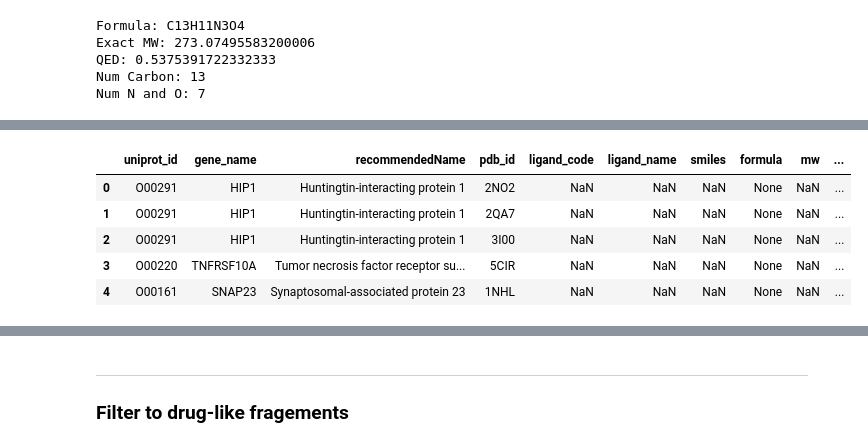
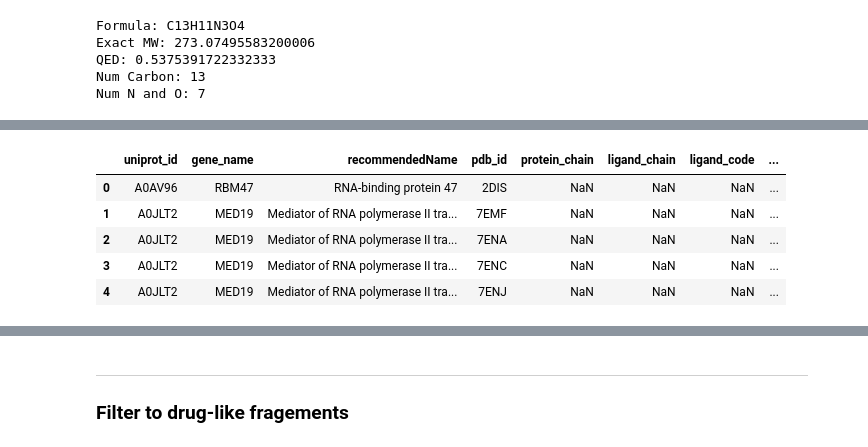
Before and after one commit to meng-yx/ligand_viewer, a Jupyter notebook: notebooks/query_by_uniprot.ipynb, the cells around one changed output, grey strips where cells are left out. Drawn from its saved outputs; the diff is of its cells as text; code cells hidden in the pictures.

```diff
--- a/notebooks/query_by_uniprot.ipynb
+++ b/notebooks/query_by_uniprot.ipynb
@@ -9,13 +9,25 @@ Input:
 import os
 import pandas as pd
 import numpy as np
+from pathlib import Path
 
 repo_root = !git rev-parse --show-toplevel
 repo_root = repo_root[0]
 os.chdir(repo_root)
 
-query_path = "data/merged_cancer_targets_260601.csv"
+data_dir = Path("data") / "human_reference_proteome"
+os.makedirs(data_dir, exist_ok=True)
+os.makedirs(data_dir / "input", exist_ok=True)
+os.makedirs(data_dir / "working", exist_ok=True)
 
-df_query = pd.read_csv(query_path)
+uniprot_cache_dir = Path("data/uniprot_api_cache/uniprotkb")
 
-df_query.head()
+ligand_properties_csv = data_dir / "working" / "ligand_properties.csv"
+
+# Hardcoded defaults for reruns and downstream notebook cells
+input_txt = data_dir / "input" / "human_reference_proteome_uniprot_ids.txt"
+raw_out_csv = data_dir / "human_reference_proteome_pdbs.csv"
+ligand_out_csv = data_dir / "human_reference_proteome_pdb_ligands.csv"
+frag_out_csv = data_dir / "human_reference_proteome_drug_like_fragments.csv"
+blacklist_txt = Path("blacklist.txt")
+slurm_script = Path("scripts/slurm/uniprot_to_pdb_ligand.sh")
@@ -51,0 +62,6 @@ slurm_script = Path("scripts/slurm/uniprot_to_pdb_ligand.sh")
+# %%
+# Write to input_txt file
+with open(input_txt, "w") as f:
+    for id in uniprot_ids:
+        f.write(id + "\n")
+print(f"Prepared {len(uniprot_ids)} unique UniProt IDs in {input_txt}")
@@ -82,12 +92,12 @@ Monitor logs: logs/uniprot_ligands-<jobid>.out
 import pandas as pd
 from pathlib import Path
 
-if not output_csv.exists():
+if not raw_out_csv.exists():
     raise FileNotFoundError(
-        f"{output_csv} not found yet. Wait for SLURM job completion, then rerun this cell."
+        f"{raw_out_csv} not found yet. Wait for SLURM job completion, then rerun this cell."
     )
 
-df_all = pd.read_csv(output_csv)
-print(f"Loaded {len(df_all)} rows from {output_csv}")
+df_all = pd.read_csv(raw_out_csv)
+print(f"Loaded {len(df_all)} rows from {raw_out_csv}")
 df_all.head()
 # %% [output]
@@ -210,0 +300,5 @@ df_all
+# %%
+# Merge df_unique_ligands with df_all on both ligand_code and smiles
+df_unique_ligands = pd.read_csv(ligand_properties_csv)
+df_all = pd.merge(df_all, df_unique_ligands, on=["ligand_code", "smiles"], how="left")
+df_all.head()
@@ -211,16 +312,16 @@ df_all
 # %%
 # For each unique ligand_code in df_all, check how many uniprot_id are associated with it
 df_ligand_uniprot_count = df_all.groupby("ligand_code")["uniprot_id"].nunique().reset_index(name="uniprot_id_count")
 
 # Add uniprot_id_count to df_all
 df_all["uniprot_id_count"] = df_all["ligand_code"].map(df_ligand_uniprot_count.set_index("ligand_code")["uniprot_id_count"])
 
-df_all.to_csv("all_ligands.csv", index=False)
+df_all.to_csv(raw_out_csv, index=False)
 df_all.head()
 # %% [output]
-|  | uniprot_id | gene_name | recommendedName | pdb_id | ligand_code | ligand_name | smiles | formula | mw | ... |
-| 0 | O00291 | HIP1 | Huntingtin-interacting protein 1 | 2NO2 | NaN | NaN | NaN | None | NaN | ... |
-| 1 | O00291 | HIP1 | Huntingtin-interacting protein 1 | 2QA7 | NaN | NaN | NaN | None | NaN | ... |
-| 2 | O00291 | HIP1 | Huntingtin-interacting protein 1 | 3I00 | NaN | NaN | NaN | None | NaN | ... |
-| 3 | O00220 | TNFRSF10A | Tumor necrosis factor receptor su... | 5CIR | NaN | NaN | NaN | None | NaN | ... |
-| 4 | O00161 | SNAP23 | Synaptosomal-associated protein 23 | 1NHL | NaN | NaN | NaN | None | NaN | ... |
+|  | uniprot_id | gene_name | recommendedName | pdb_id | protein_chain | ligand_chain | ligand_code | ... |
+| 0 | A0AV96 | RBM47 | RNA-binding protein 47 | 2DIS | NaN | NaN | NaN | ... |
+| 1 | A0JLT2 | MED19 | Mediator of RNA polymerase II tra... | 7EMF | NaN | NaN | NaN | ... |
+| 2 | A0JLT2 | MED19 | Mediator of RNA polymerase II tra... | 7ENA | NaN | NaN | NaN | ... |
+| 3 | A0JLT2 | MED19 | Mediator of RNA polymerase II tra... | 7ENC | NaN | NaN | NaN | ... |
+| 4 | A0JLT2 | MED19 | Mediator of RNA polymerase II tra... | 7ENJ | NaN | NaN | NaN | ... |
```
Also changed, not shown: parts of 22 cells of this notebook.
